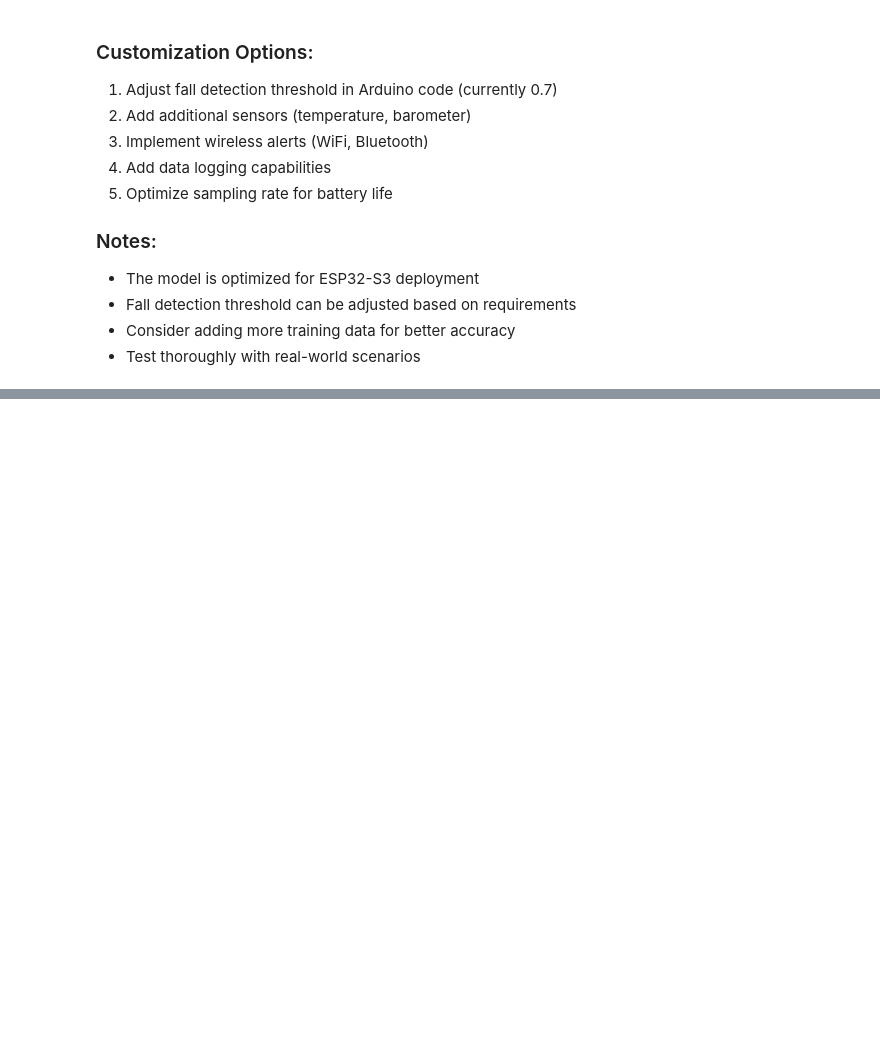
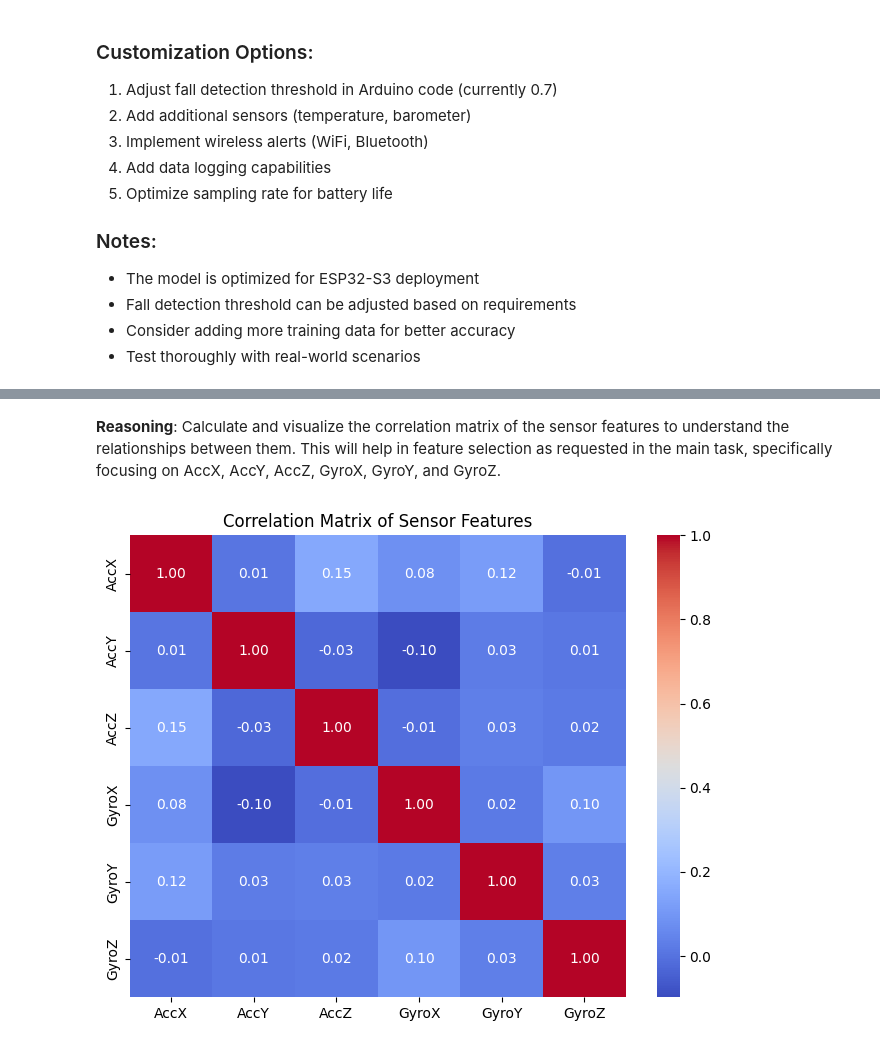
Before and after one commit to mochshultan/imu-cnn, a Jupyter notebook: elderly_fall_detection_cnn_lstm_attention.ipynb, the cells around one changed output, grey strips where cells are left out. Cells and saved outputs as stored; diff of their text form; code cells hidden in the pictures; blank space fills up the shorter version.

```diff
--- a/elderly_fall_detection_cnn_lstm_attention.ipynb
+++ b/elderly_fall_detection_cnn_lstm_attention.ipynb
@@ -894,0 +1135,13 @@ print("="*60)
+# %% [markdown]
+**Reasoning**:
+Calculate and visualize the correlation matrix of the sensor features to understand the relationships between them. This will help in feature selection as requested in the main task, specifically focusing on AccX, AccY, AccZ, GyroX, GyroY, and GyroZ.
+# %%
+# Calculate and visualize the correlation matrix
+correlation_matrix = df[feature_columns].corr()
+
+plt.figure(figsize=(8, 6))
+sns.heatmap(correlation_matrix, annot=True, cmap='coolwarm', fmt=".2f")
+plt.title('Correlation Matrix of Sensor Features')
+plt.show()
+# %% [output]
+[figure, added]
```
Also changed, not shown: parts of 20 cells of this notebook.
